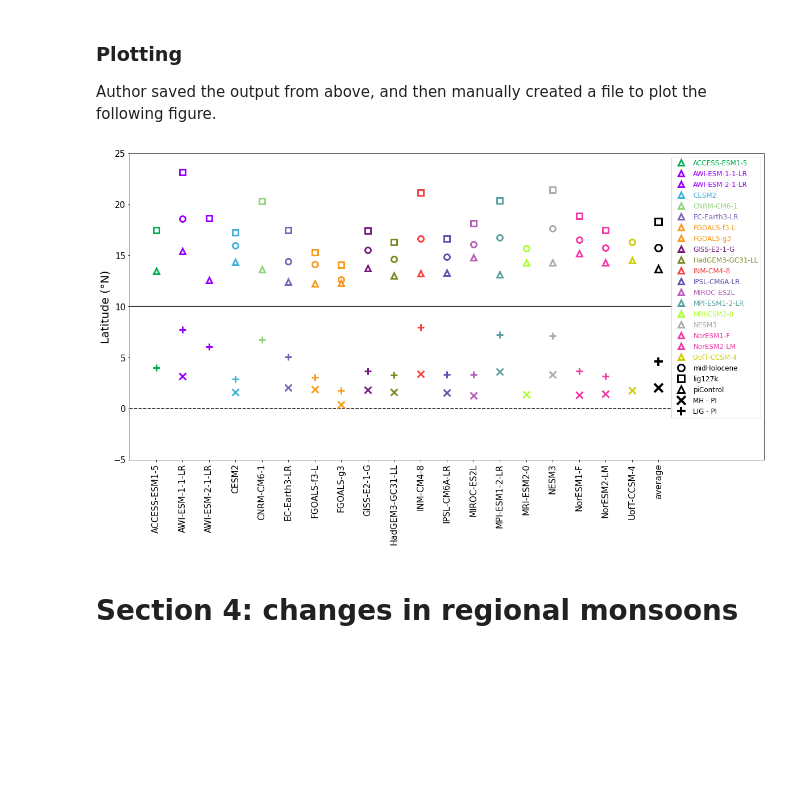
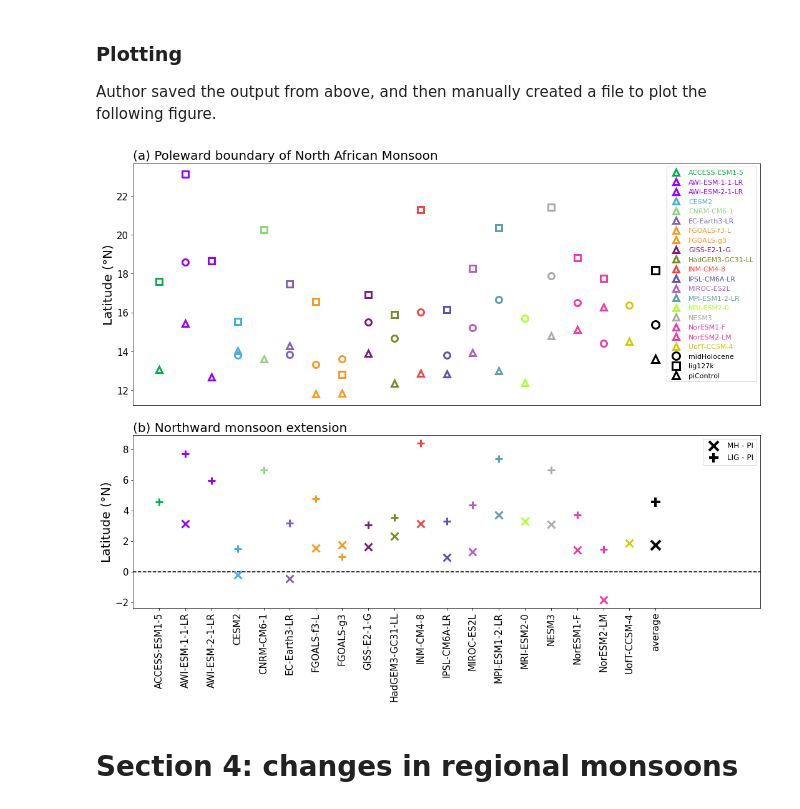
Before and after one commit to pmip4/pmip_p2fvar_analyzer, a Jupyter notebook: notebooks/ensemble_line_scatter_plot_regionalmonsoon_seaice.ipynb, the cells around one changed output. Drawn from its saved outputs; the diff is of its cells as text; code cells hidden in the pictures; blank space fills up the shorter version.

```diff
--- a/notebooks/ensemble_line_scatter_plot_regionalmonsoon_seaice.ipynb
+++ b/notebooks/ensemble_line_scatter_plot_regionalmonsoon_seaice.ipynb
@@ -300,41 +300,54 @@ c_b=pd.read_csv(fname,skipinitialspace=True,header=0)['ipcc_b']
 dlig=lig_naf-pi_naf
 dmh=mh_naf-pi_naf
 # %%
-plt.figure(figsize=(20,12))
-gs = gridspec.GridSpec(2, 1, height_ratios=[10, 1])
+plt.figure(figsize=(18,15))
+gs = gridspec.GridSpec(3, 1, height_ratios=[7,5,1])
+
+
+
 plt.subplot(gs[0])
-#plt.title('North African Monsoon Expansion in the midHolocene and lig127k simulations',pad=20,fontsize=30)
-plt.ylim([-5,25])
+plt.title('(a) Poleward boundary of North African Monsoon',loc='left',fontsize=20)
 plt.xlim([0,24])
-plt.plot([0,20.5],[0,0],color='k',linestyle="--")
-plt.plot([0,20.5],[10,10],color='k',linestyle="-",linewidth=1.5)
-#plt.axhline(xmin=0,xmax=20,y=0,color='k',linestyle="--")
-#plt.axhline(xmin=0,xmax=20,y=10,color='k',linestyle="-",linewidth=1.5)
 
 for i,m in enumerate(model):
     if i < 19:
         plt.plot(number[i],mh_naf[i],marker='o',color=(c_r[i],c_g[i],c_b[i]),fillstyle='none',mew=3, ms=10,linestyle='None')
         plt.plot(number[i],lig_naf[i],marker='s',color=(c_r[i],c_g[i],c_b[i]),fillstyle='none',mew=3, ms=10,linestyle='None')
         plt.plot(number[i],pi_naf[i],marker='^',color=(c_r[i],c_g[i],c_b[i]),fillstyle='none',mew=3, ms=10,linestyle='None',label=m)
-        plt.plot(number[i],dlig[i],marker='+',color=(c_r[i],c_g[i],c_b[i]),mew=3, ms=12,linestyle='None')
-        plt.plot(number[i],dmh[i],marker='x',color=(c_r[i],c_g[i],c_b[i]),mew=3, ms=12,linestyle='None')
     # define labels
     if i == 19:
         plt.plot(number[i],mh_naf[i],marker='o',color=(c_r[i],c_g[i],c_b[i]),fillstyle='none',mew=3, ms=12,linestyle='None',label="midHolocene")
         plt.plot(number[i],lig_naf[i],marker='s',color=(c_r[i],c_g[i],c_b[i]),fillstyle='none',mew=3, ms=12,linestyle='None',label="lig127k")
         plt.plot(number[i],pi_naf[i],marker='^',color=(c_r[i],c_g[i],c_b[i]),fillstyle='none',mew=3, ms=12,linestyle='None',label="piControl")
+leg=plt.legend(fontsize=11)
+for line, text in zip(leg.get_lines(), leg.get_texts()):
+    text.set_color(line.get_color())
+plt.xticks([])
+plt.yticks(fontsize=15)
+plt.ylabel('Latitude (%sN)'%chr(176),fontsize=20)
+
+
+plt.subplot(gs[1])
+plt.title('(b) Northward monsoon extension',loc='left',fontsize=20)
+plt.xlim([0,24])
+plt.axhline(y=0,color='k',linestyle="--")
+#plt.axhline(xmin=0,xmax=20,y=10,color='k',linestyle="-",linewidth=1.5)
+
+for i,m in enumerate(model):
+    if i < 19:
+        plt.plot(number[i],dlig[i],marker='+',color=(c_r[i],c_g[i],c_b[i]),mew=3, ms=12,linestyle='None')
+        plt.plot(number[i],dmh[i],marker='x',color=(c_r[i],c_g[i],c_b[i]),mew=3, ms=12,linestyle='None')
+    # define labels
+    if i == 19:
         plt.plot(number[i],dmh[i],marker='x',color=(c_r[i],c_g[i],c_b[i]),mew=4, ms=15,linestyle='None',label='MH - PI')
         plt.plot(number[i],dlig[i],marker='+',color=(c_r[i],c_g[i],c_b[i]),mew=4, ms=15,linestyle='None',label="LIG - PI")
 
 leg=plt.legend(fontsize=12)
-for line, text in zip(leg.get_lines(), leg.get_texts()):
-    text.set_color(line.get_color())
-
 plt.yticks(fontsize=15)
 plt.ylabel('Latitude (%sN)'%chr(176),fontsize=20)
 plt.xticks(number,model,rotation=90,fontsize=15)
 # %% [output]
-[figure, old version]
+[figure, new version]
 # %% [markdown]
 # Section 4: changes in regional monsoons
 # %%
```
Also changed, not shown: parts of 1 cell of this notebook.
